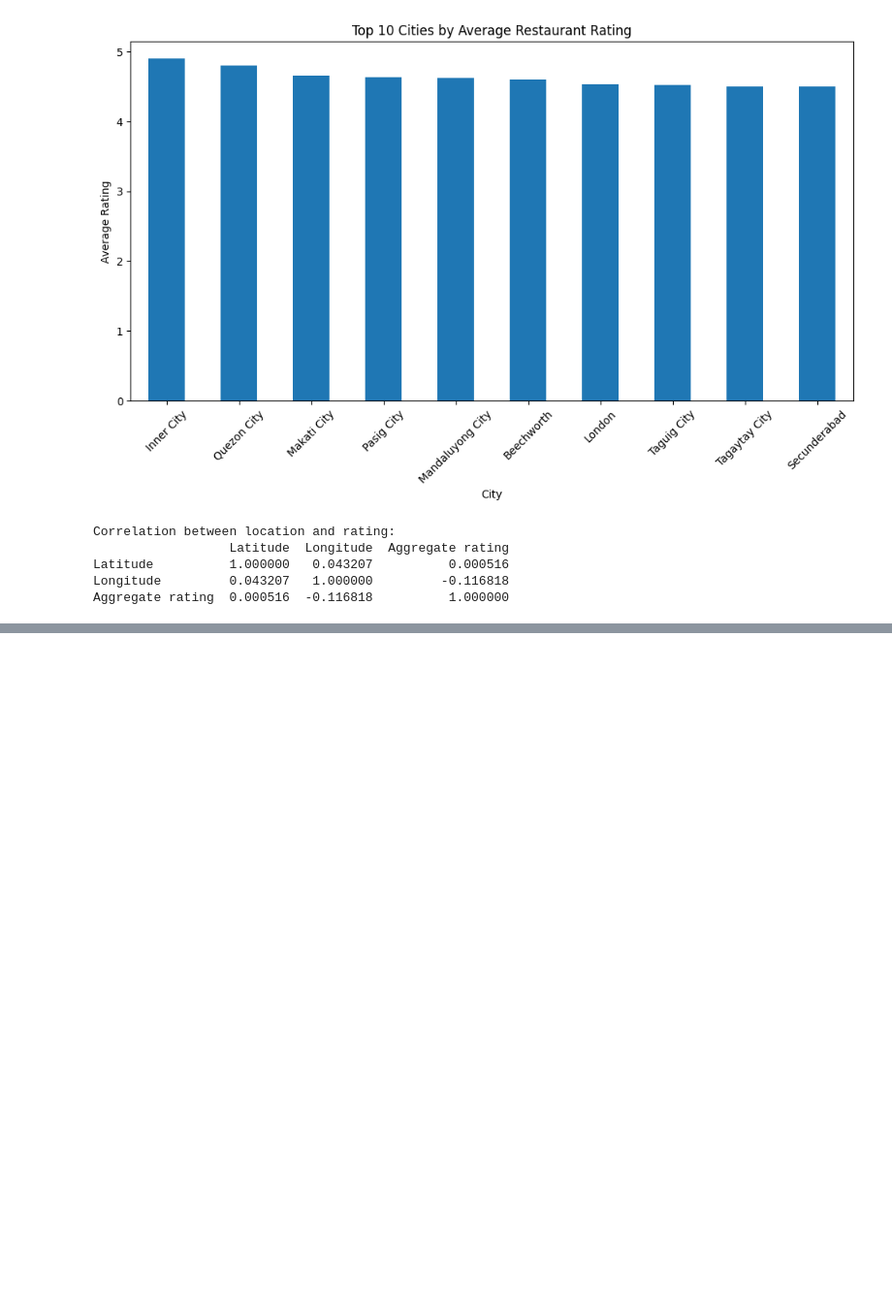
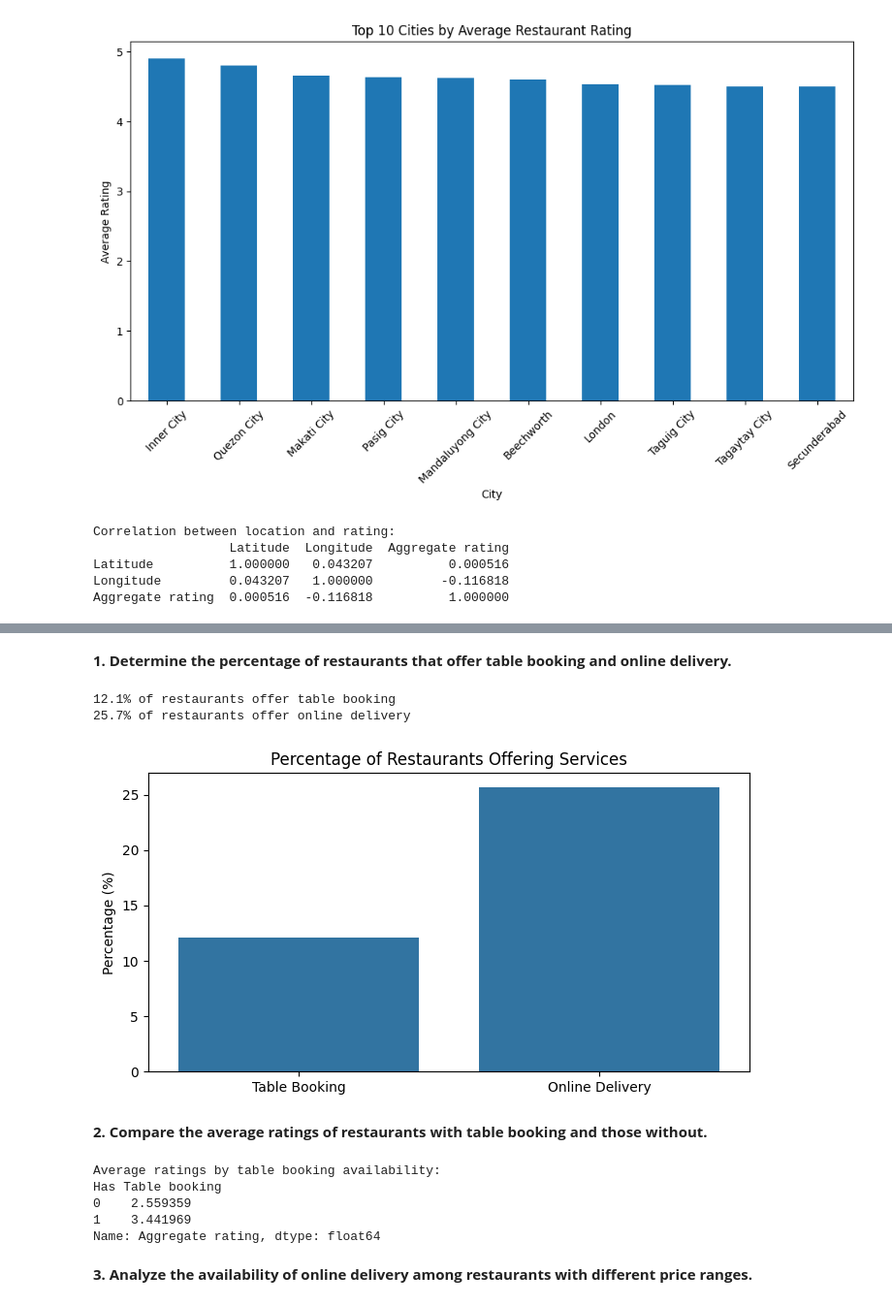
Before and after one commit to swagat2001/restaurant-data-analysis, a Jupyter notebook: resturant.ipynb, the cells around one changed output, grey strips where cells are left out. Shown at 97% size. Drawn from its saved outputs; the diff is of its cells as text; code cells hidden in the pictures; blank space fills up the shorter version.

```diff
--- a/resturant.ipynb
+++ b/resturant.ipynb
@@ -312,0 +318,35 @@ Aggregate rating  0.000516  -0.116818          1.000000
+# %% [markdown]
+**1. Determine the percentage of restaurants that offer table booking and online delivery.**
+# %%
+table_booking_pct = df['Has Table booking'].mean() * 100
+online_delivery_pct = df['Has Online delivery'].mean() * 100
+
+print(f"{table_booking_pct:.1f}% of restaurants offer table booking")
+print(f"{online_delivery_pct:.1f}% of restaurants offer online delivery")
+# %% [output]
+12.1% of restaurants offer table booking
+25.7% of restaurants offer online delivery
+# %%
+# Visualization
+plt.figure(figsize=(8, 4))
+sns.barplot(x=['Table Booking', 'Online Delivery'],
+            y=[table_booking_pct, online_delivery_pct])
+plt.title('Percentage of Restaurants Offering Services')
+plt.ylabel('Percentage (%)')
+plt.show()
+# %% [output]
+[figure, added]
+# %% [markdown]
+**2. Compare the average ratings of restaurants with table booking and those without.**
+# %%
+booking_ratings = df.groupby('Has Table booking')['Aggregate rating'].mean()
+print("\nAverage ratings by table booking availability:")
+print(booking_ratings)
+# %% [output]
+Average ratings by table booking availability:
+Has Table booking
+0    2.559359
+1    3.441969
+Name: Aggregate rating, dtype: float64
+# %% [markdown]
+**3. Analyze the availability of online delivery among restaurants with different price ranges.**
```
Also changed, not shown: parts of 12 cells of this notebook, 1 other file.
